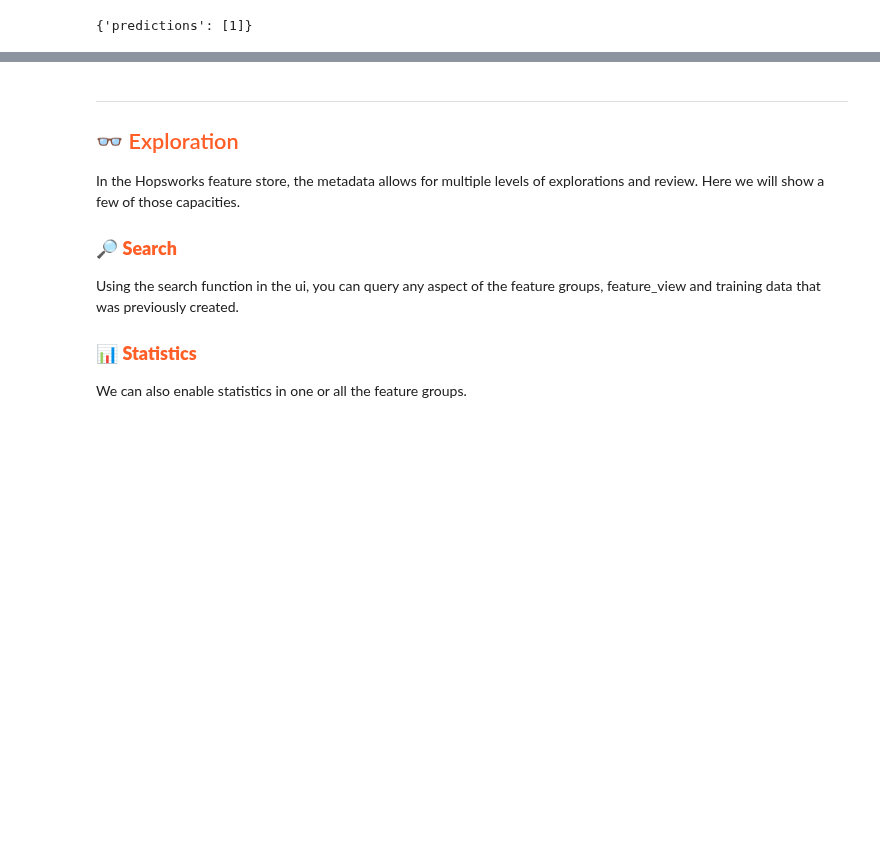
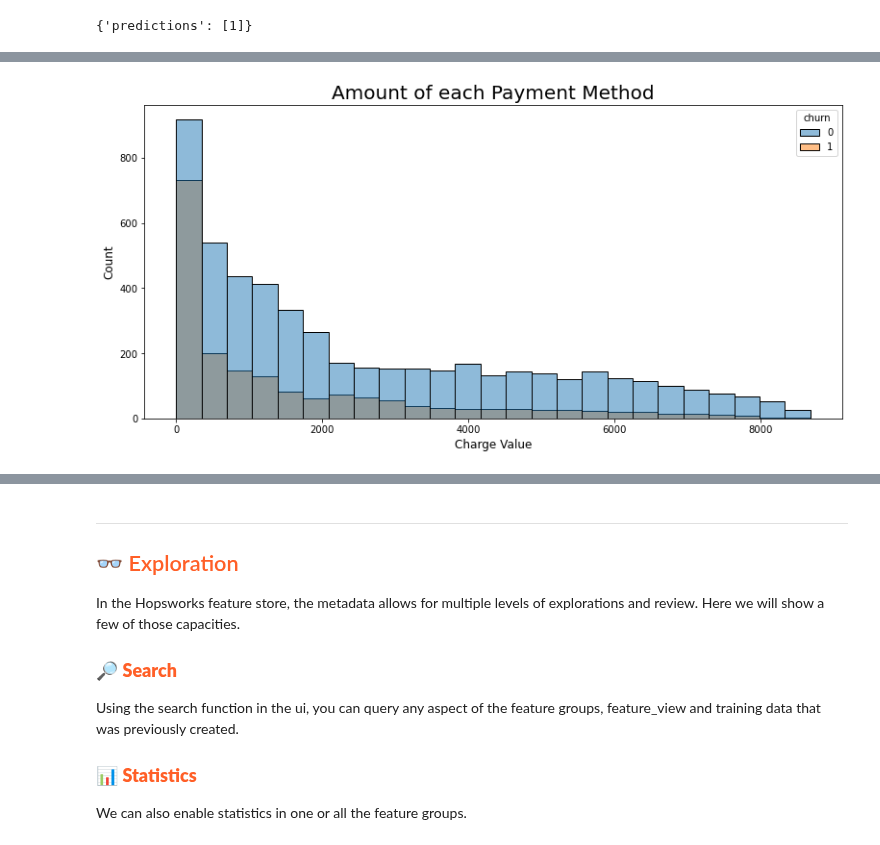
Before and after one commit to logicalclocks/hopsworks-tutorials, a Jupyter notebook: churn/3_model_training.ipynb, the cells around one changed output, grey strips where cells are left out. Cells and saved outputs as stored; diff of their text form; code cells hidden in the pictures; blank space fills up the shorter version.

```diff
--- a/churn/3_model_training.ipynb
+++ b/churn/3_model_training.ipynb
@@ -273,0 +323,16 @@ If you want to run a StreamLit App - use the next command in terminal in **proje
+# %%
+plt.figure(figsize = (13,6))
+
+sns.histplot(
+    data = df_all,
+    x = 'totalcharges',
+    hue = 'churn'
+)
+
+plt.title('Amount of each Payment Method', fontsize = 20)
+plt.xlabel("Charge Value", fontsize = 12)
+plt.ylabel('Count', fontsize = 12)
+
+plt.show()
+# %% [output]
+[figure, added]
```
Also changed, not shown: parts of 13 cells of this notebook, 1 other file.
